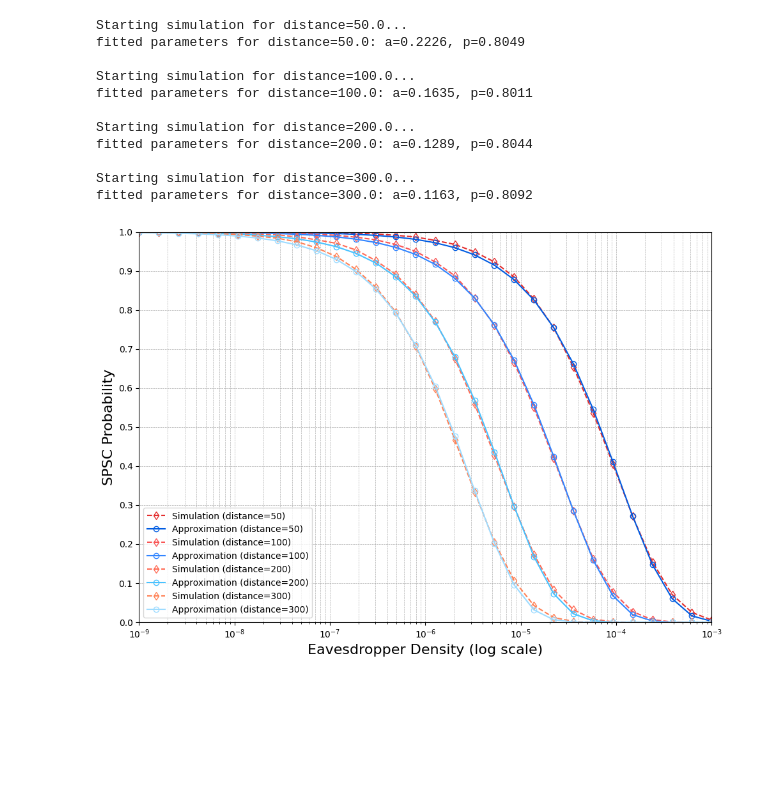
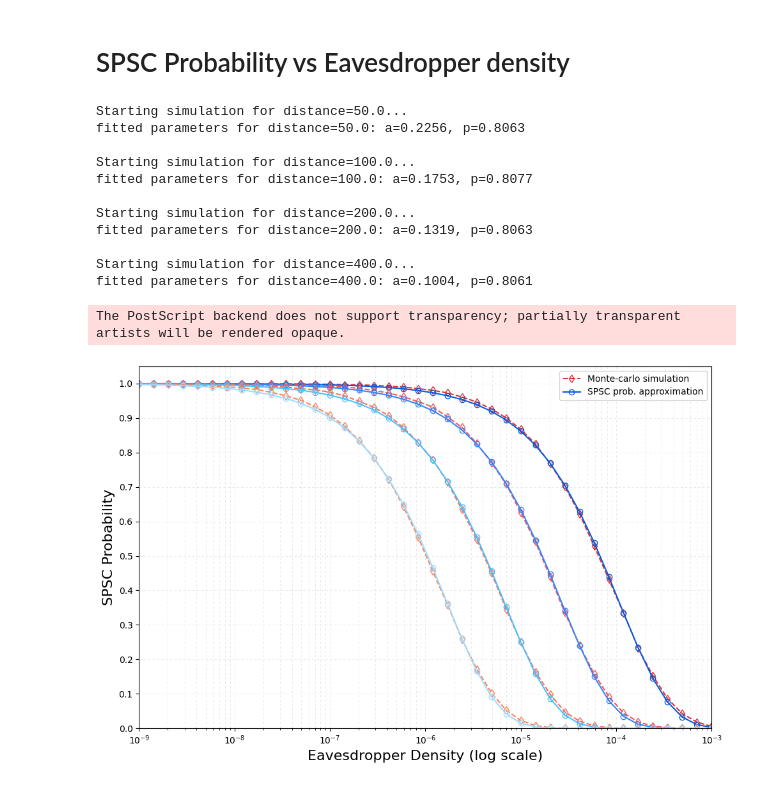
Before and after one commit to hslyu/SSIR, a Jupyter notebook: scripts/SPSC_probability.ipynb, the cells around one changed output. Saved outputs shown, nothing was run; the diff lists cells and outputs as text; code cells hidden in the pictures; blank space fills up the shorter version.

```diff
--- a/scripts/SPSC_probability.ipynb
+++ b/scripts/SPSC_probability.ipynb
@@ -91,10 +185,12 @@ def simulate_spsc_vs_density_parallel(density_list, space_range, alpha, legit_di
+# %% [markdown]
+# SPSC Probability vs Eavesdropper density
 # %%
 # (A) Environment setup
-alpha = 3.0  # paathloss exponent
-space_range = 10000
+alpha = 3.0  # pathloss exponent
+space_range = 5000
 num_experiment = 50000
-density_list = np.logspace(-9, -3, 30)  # log-scale eavesdropper density
-distance_array = np.array([50, 100, 200, 300])  # legitimate distance
+density_list = np.logspace(-9, -3, 40)  # log-scale eavesdropper density
+distance_array = np.array([50, 100, 200, 400])  # legitimate distance
 
 all_results = {}
 
@@ -107,7 +203,7 @@ for legit_distance in distance_array:
     )
 
     # fitting the approximated model
-    a_opt, p_opt = fit_power_kappa(kappa_array, spsc_array, legit_distance)
+    a_opt, p_opt = fit_power_kappa_density(kappa_array, spsc_array, legit_distance)
     approx_spsc_array = approximated_SPSC_prob(kappa_array, legit_distance, a_opt, p_opt)
     print(f"fitted parameters for distance={legit_distance:.1f}: a={a_opt:.4f}, p={p_opt:.4f}\n")
 
@@ -121,16 +217,16 @@ for legit_distance in distance_array:
     }
 # %% [output]
 Starting simulation for distance=50.0...
-fitted parameters for distance=50.0: a=0.2226, p=0.8049
+fitted parameters for distance=50.0: a=0.2256, p=0.8063
 
 Starting simulation for distance=100.0...
-fitted parameters for distance=100.0: a=0.1635, p=0.8011
+fitted parameters for distance=100.0: a=0.1753, p=0.8077
 
 Starting simulation for distance=200.0...
-fitted parameters for distance=200.0: a=0.1289, p=0.8044
+fitted parameters for distance=200.0: a=0.1319, p=0.8063
 
-Starting simulation for distance=300.0...
-fitted parameters for distance=300.0: a=0.1163, p=0.8092
+Starting simulation for distance=400.0...
+fitted parameters for distance=400.0: a=0.1004, p=0.8061
 # %%
 colors_red = np.array([
 [228, 46, 46],
@@ -144,39 +240,41 @@ colors_blue = np.array([
 [72, 194, 255],
 [158, 220, 255],
 ]) / 255.
 
 fontsize = 16
-font = 'arial'
+font = 'pretendard'
 
 # (C) Plot the results
-plt.figure(figsize=(10, 7))
+plt.figure(figsize=(10, 6.5))
 for i, (legit_distance, results) in enumerate(all_results.items()):
     plt.plot(density_list,
              results["spsc_array"],
-             label=f"Simulation (distance={legit_distance:.0f})",
+             label=f"Monte-carlo simulation" if i == 0 else None,
              marker='d',
              markerfacecolor='none',
              color=colors_red[i],
              linestyle='--',
              )
     plt.plot(density_list,
              results["approx_spsc_array"],
-             label=f"Approximation (distance={legit_distance:.0f})",
+             label=f"SPSC prob. approximation" if i == 0 else None,
              marker='o',
              markerfacecolor='none',
              color=colors_blue[i],)
 
 plt.xscale('log')
 plt.xlabel('Eavesdropper Density (log scale)', fontsize=fontsize)
 plt.ylabel('SPSC Probability', fontsize=fontsize)
-plt.ylim(0, 1)
+plt.ylim(0, 1.05)
 plt.xlim(density_list[0], density_list[-1])
 plt.yticks(np.arange(0, 1.1, 0.1))
 plt.legend(fontsize=10)
-plt.grid(True, which='both', linestyle='--', linewidth=0.5)
+plt.grid(True, which='both', linestyle=(0, (5, 5)), linewidth=0.5, color="#e0e0e0")
 plt.tight_layout()
+plt.savefig("spsc_vs_density.eps", format='eps', dpi=1000)
 plt.show()
 # %% [output]
+The PostScript backend does not support transparency; partially transparent artists will be rendered opaque.
-[figure, old version]
+[figure, new version]
 # %%
 # (C-1, Optional) Plot the magnified results with limited density range.
```
Also changed, not shown: parts of 8 cells of this notebook.
